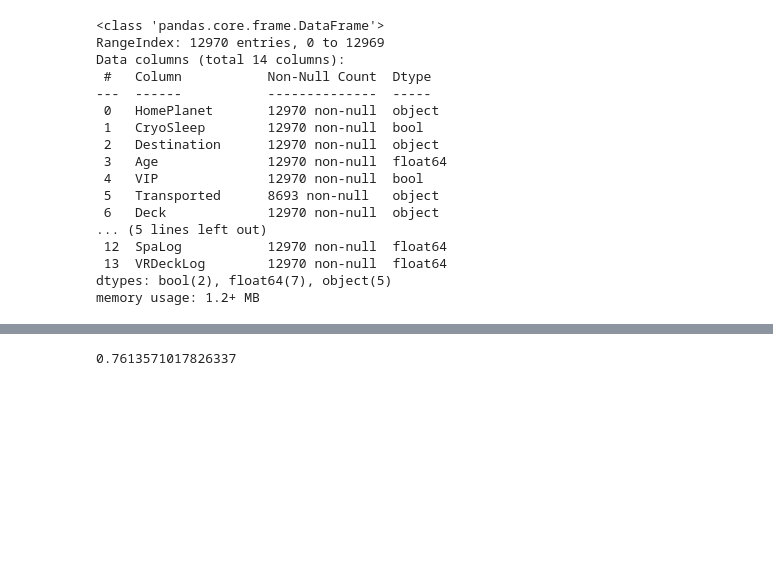
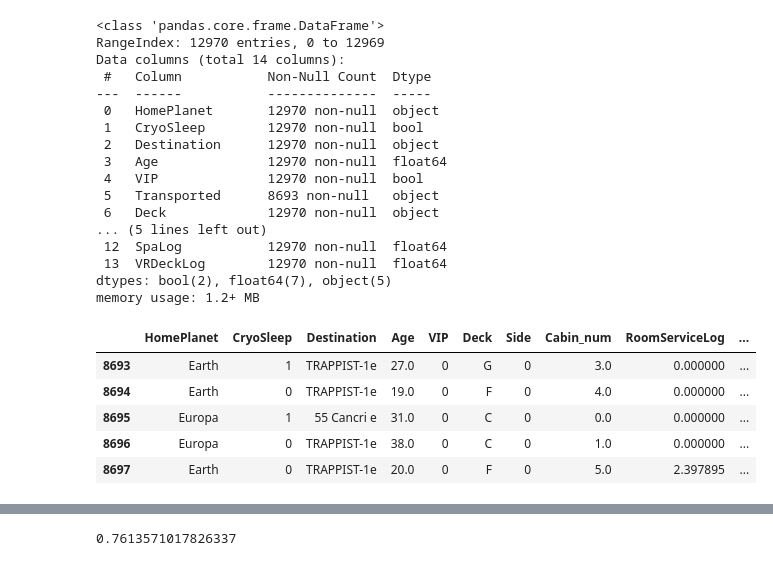
Before and after one commit to Bishal2231/Machine-Learning-Projects, a Jupyter notebook: SpaceshipTitanic.ipynb, the cells around one changed output, grey strips where cells are left out. Cells and saved outputs as stored; diff of their text form; code cells hidden in the pictures; blank space fills up the shorter version.

```diff
--- a/SpaceshipTitanic.ipynb
+++ b/SpaceshipTitanic.ipynb
@@ -221,6 +221,17 @@ df['Side']=df['Side'].map({'P':1,'S':0})
 # %%
 df_trainclean_DS=df[:8693]
 df_testclean_DS=df[8693:]
+# %%
+df_testclean_DS=df_testclean_DS.drop('Transported',axis=1)
+# %%
+df_testclean_DS.head()
+# %% [output]
+|  | HomePlanet | CryoSleep | Destination | Age | VIP | Deck | Side | Cabin_num | RoomServiceLog | ... |
+| 8693 | Earth | 1 | TRAPPIST-1e | 27.0 | 0 | G | 0 | 3.0 | 0.000000 | ... |
+| 8694 | Earth | 0 | TRAPPIST-1e | 19.0 | 0 | F | 0 | 4.0 | 0.000000 | ... |
+| 8695 | Europa | 1 | 55 Cancri e | 31.0 | 0 | C | 0 | 0.0 | 0.000000 | ... |
+| 8696 | Europa | 0 | TRAPPIST-1e | 38.0 | 0 | C | 0 | 1.0 | 0.000000 | ... |
+| 8697 | Earth | 0 | TRAPPIST-1e | 20.0 | 0 | F | 0 | 5.0 | 2.397895 | ... |
 # %%
 X=df_trainclean_DS.drop('Transported',axis=1)
 y=df_trainclean_DS['Transported']
```
Also changed, not shown: parts of 3 cells of this notebook.
